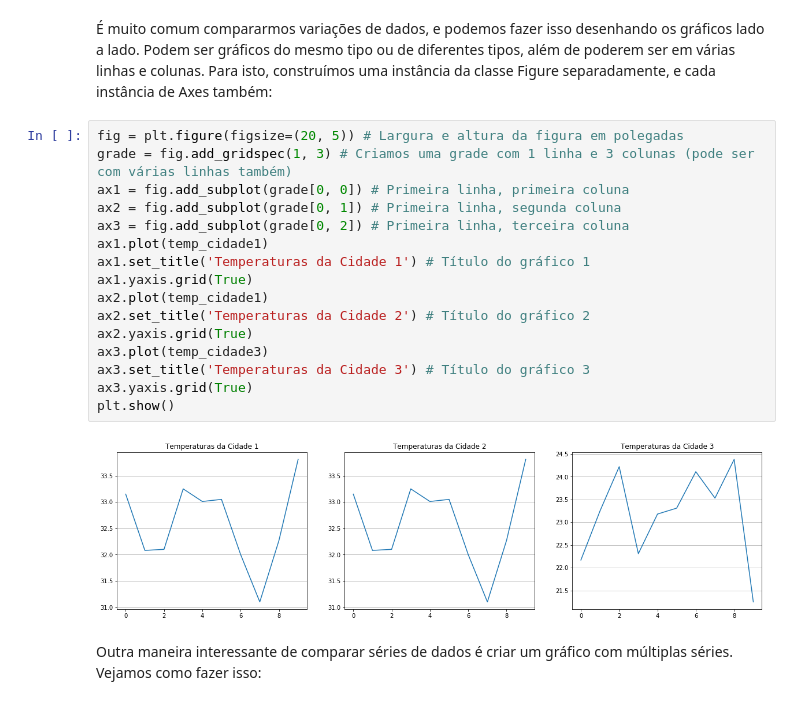
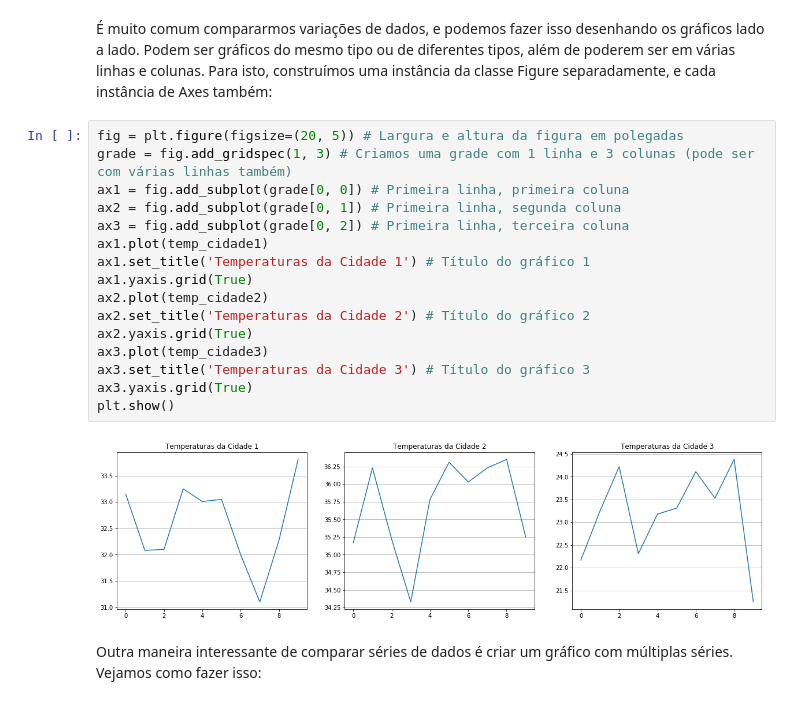
Before and after one commit to cleuton/datascience, a Jupyter notebook: datavisualization/data_visualization_python.ipynb, the cells around one changed output. Saved outputs shown, nothing was run; the diff lists cells and outputs as text.

```diff
--- a/datavisualization/data_visualization_python.ipynb
+++ b/datavisualization/data_visualization_python.ipynb
@@ -62,21 +62,21 @@ plt.show()
 # %%
 fig = plt.figure(figsize=(20, 5)) # Largura e altura da figura em polegadas
 grade = fig.add_gridspec(1, 3) # Criamos uma grade com 1 linha e 3 colunas (pode ser com várias linhas também)
 ax1 = fig.add_subplot(grade[0, 0]) # Primeira linha, primeira coluna
 ax2 = fig.add_subplot(grade[0, 1]) # Primeira linha, segunda coluna
 ax3 = fig.add_subplot(grade[0, 2]) # Primeira linha, terceira coluna
 ax1.plot(temp_cidade1)
 ax1.set_title('Temperaturas da Cidade 1') # Título do gráfico 1
 ax1.yaxis.grid(True)
-ax2.plot(temp_cidade1)
+ax2.plot(temp_cidade2)
 ax2.set_title('Temperaturas da Cidade 2') # Título do gráfico 2
 ax2.yaxis.grid(True)
 ax3.plot(temp_cidade3)
 ax3.set_title('Temperaturas da Cidade 3') # Título do gráfico 3
 ax3.yaxis.grid(True)
 plt.show()
 # %% [output]
-[figure, old version]
+[figure, new version]
 # %% [markdown]
 Outra maneira interessante de comparar séries de dados é criar um gráfico com múltiplas séries. Vejamos como fazer isso:
 # %%
```
Also changed, not shown: parts of 4 cells of this notebook.
